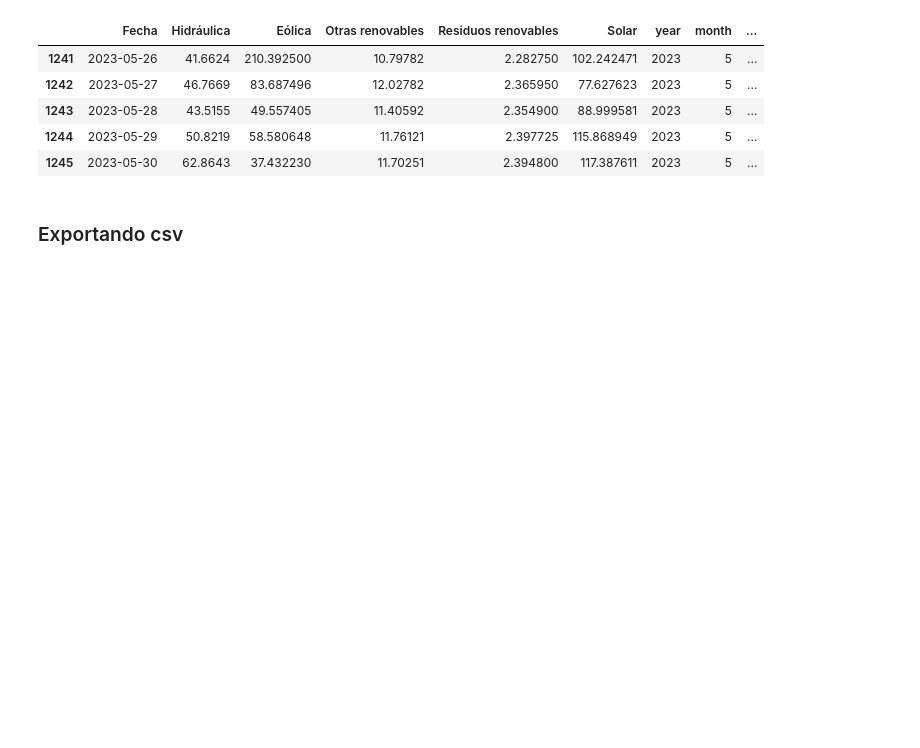
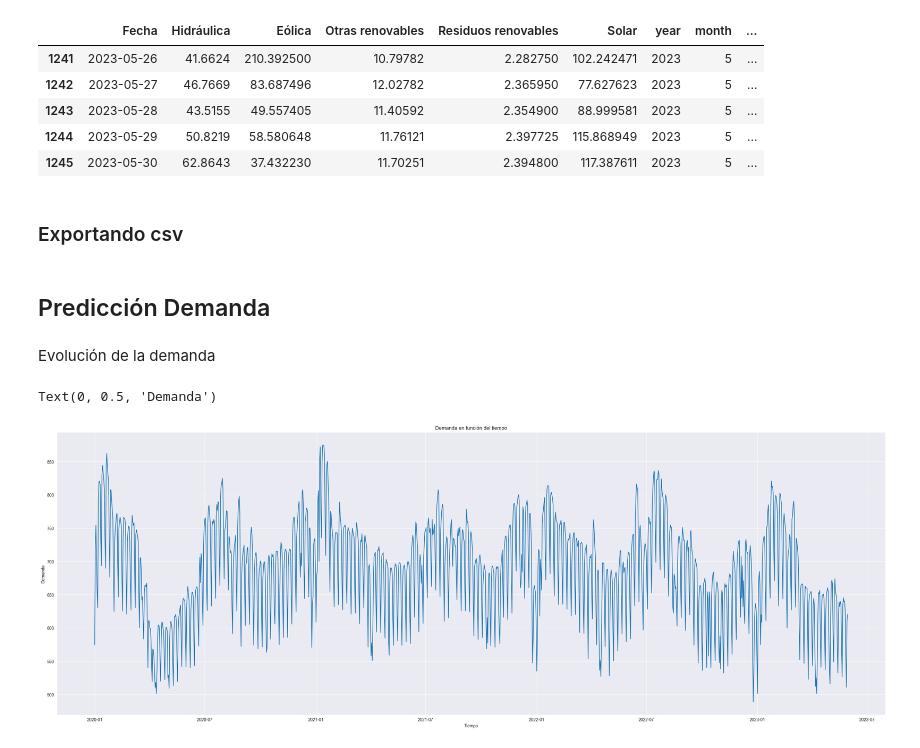
Before and after one commit to carolinariveraa/proyecto_final, a Jupyter notebook: predicciones.ipynb, the cells around one changed output. Drawn from its saved outputs; the diff is of its cells as text; code cells hidden in the pictures; blank space fills up the shorter version.

```diff
--- a/timeseries2.ipynb
+++ b/predicciones.ipynb
@@ -825,3 +825,24 @@ filled_gasn = filled_gasn.loc[:, ['Date', 'Close']]
 filled_uranio = filled_uranio[pd.to_datetime(filled_uranio['Date']).dt.year >= 2020]
 filled_uranio = filled_uranio.loc[:, ['Date', 'Close']]
 #filled_uranio.to_csv('uranio_clean.csv')
+# %% [markdown]
+## Predicción Demanda
+# %%
+demanda = pd.read_csv('clean_data/demanda.csv')
+# %%
+demanda['Fecha'] = pd.to_datetime(demanda['Fecha'])
+demanda = demanda.drop('Unnamed: 0', axis=1)
+# %% [markdown]
+Evolución de la demanda
+# %%
+sns.set_style("darkgrid")
+fig = plt.figure(figsize=(35,12))
+
+sns.lineplot(x=demanda['Fecha'], y=demanda['Demanda'])
+
+plt.title('Demanda en función del tiempo')
+plt.xlabel('Tiempo')
+plt.ylabel('Demanda')
+# %% [output]
+Text(0, 0.5, 'Demanda')
+[figure, added]
```
Also changed, not shown: parts of 7 cells of this notebook.
